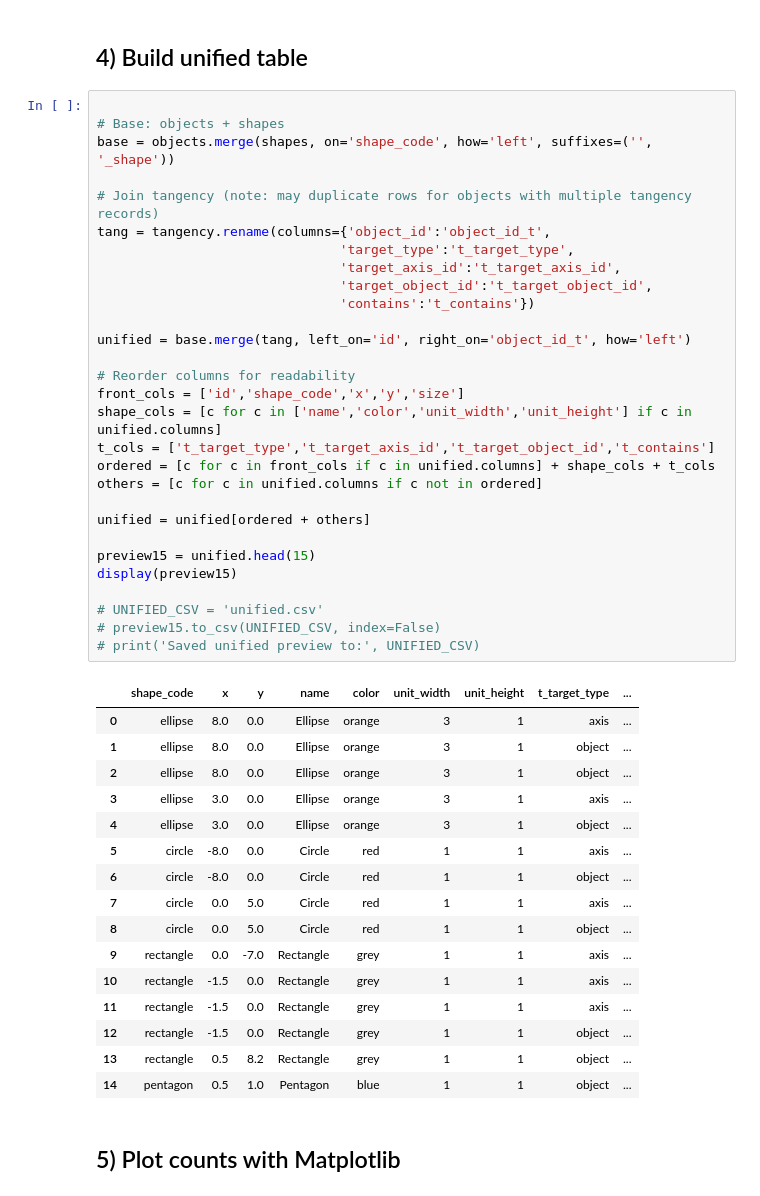
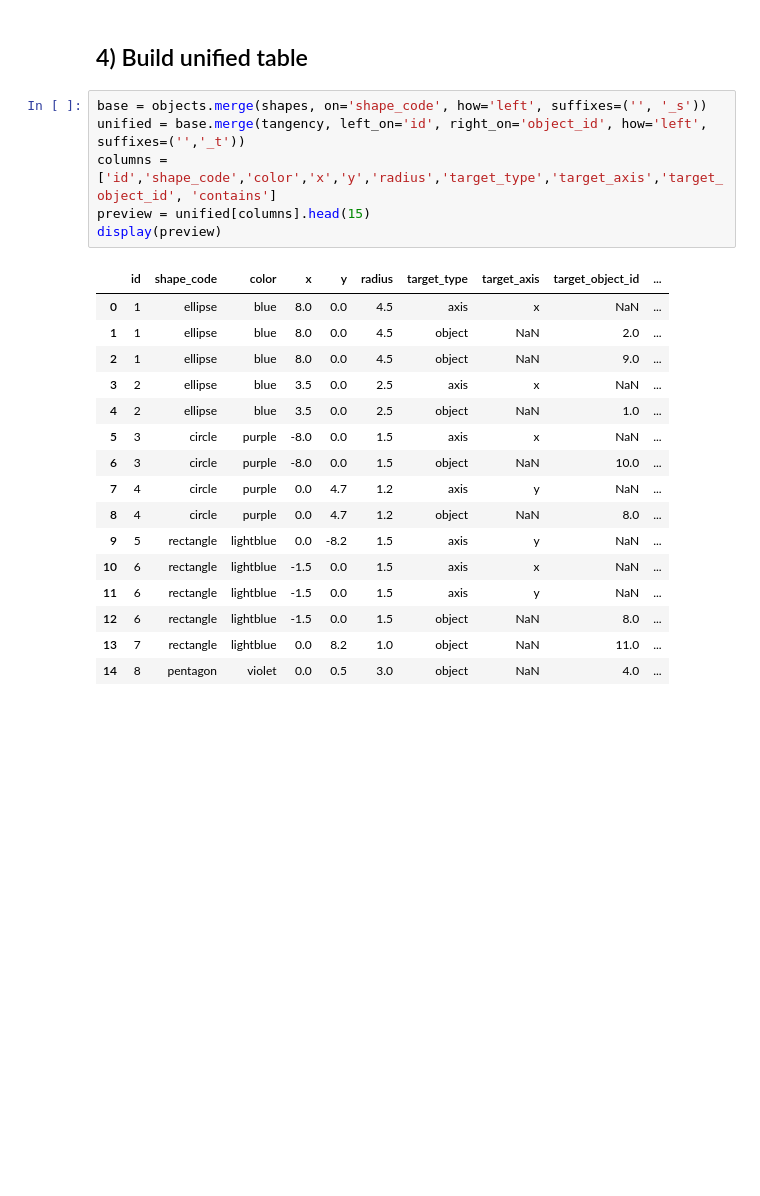
Before and after one commit to AnnieBaghumyan/DB_InstanceOfShapes, a Jupyter notebook: main.ipynb, the cells around one changed output. Cells and saved outputs as stored; diff of their text form; blank space fills up the shorter version.

```diff
--- a/main.ipynb
+++ b/main.ipynb
@@ -97,51 +101,25 @@ Shape Name  Count
 
 ## 4) Build unified table
 # %%
-
-# Base: objects + shapes
-base = objects.merge(shapes, on='shape_code', how='left', suffixes=('', '_shape'))
-
-# Join tangency (note: may duplicate rows for objects with multiple tangency records)
-tang = tangency.rename(columns={'object_id':'object_id_t',
-                               'target_type':'t_target_type',
-                               'target_axis_id':'t_target_axis_id',
-                               'target_object_id':'t_target_object_id',
-                               'contains':'t_contains'})
-
-unified = base.merge(tang, left_on='id', right_on='object_id_t', how='left')
-
-# Reorder columns for readability
-front_cols = ['id','shape_code','x','y','size']
-shape_cols = [c for c in ['name','color','unit_width','unit_height'] if c in unified.columns]
-t_cols = ['t_target_type','t_target_axis_id','t_target_object_id','t_contains']
-ordered = [c for c in front_cols if c in unified.columns] + shape_cols + t_cols
-others = [c for c in unified.columns if c not in ordered]
-
-unified = unified[ordered + others]
-
-preview15 = unified.head(15)
-display(preview15)
-
-# UNIFIED_CSV = 'unified.csv'
-# preview15.to_csv(UNIFIED_CSV, index=False)
-# print('Saved unified preview to:', UNIFIED_CSV)
+base = objects.merge(shapes, on='shape_code', how='left', suffixes=('', '_s'))
+unified = base.merge(tangency, left_on='id', right_on='object_id', how='left', suffixes=('','_t'))
+columns = ['id','shape_code','color','x','y','radius','target_type','target_axis','target_object_id', 'contains']
+preview = unified[columns].head(15)
+display(preview)
 # %% [output]
-|  | shape_code | x | y | name | color | unit_width | unit_height | t_target_type | ... |
-| 0 | ellipse | 8.0 | 0.0 | Ellipse | orange | 3 | 1 | axis | ... |
-| 1 | ellipse | 8.0 | 0.0 | Ellipse | orange | 3 | 1 | object | ... |
-| 2 | ellipse | 8.0 | 0.0 | Ellipse | orange | 3 | 1 | object | ... |
-| 3 | ellipse | 3.0 | 0.0 | Ellipse | orange | 3 | 1 | axis | ... |
-| 4 | ellipse | 3.0 | 0.0 | Ellipse | orange | 3 | 1 | object | ... |
-| 5 | circle | -8.0 | 0.0 | Circle | red | 1 | 1 | axis | ... |
-| 6 | circle | -8.0 | 0.0 | Circle | red | 1 | 1 | object | ... |
-| 7 | circle | 0.0 | 5.0 | Circle | red | 1 | 1 | axis | ... |
-| 8 | circle | 0.0 | 5.0 | Circle | red | 1 | 1 | object | ... |
-| 9 | rectangle | 0.0 | -7.0 | Rectangle | grey | 1 | 1 | axis | ... |
-| 10 | rectangle | -1.5 | 0.0 | Rectangle | grey | 1 | 1 | axis | ... |
-| 11 | rectangle | -1.5 | 0.0 | Rectangle | grey | 1 | 1 | axis | ... |
-| 12 | rectangle | -1.5 | 0.0 | Rectangle | grey | 1 | 1 | object | ... |
-| 13 | rectangle | 0.5 | 8.2 | Rectangle | grey | 1 | 1 | object | ... |
-| 14 | pentagon | 0.5 | 1.0 | Pentagon | blue | 1 | 1 | object | ... |
+|  | id | shape_code | color | x | y | radius | target_type | target_axis | target_object_id | ... |
+| 0 | 1 | ellipse | blue | 8.0 | 0.0 | 4.5 | axis | x | NaN | ... |
+| 1 | 1 | ellipse | blue | 8.0 | 0.0 | 4.5 | object | NaN | 2.0 | ... |
+| 2 | 1 | ellipse | blue | 8.0 | 0.0 | 4.5 | object | NaN | 9.0 | ... |
+| 3 | 2 | ellipse | blue | 3.5 | 0.0 | 2.5 | axis | x | NaN | ... |
+| 4 | 2 | ellipse | blue | 3.5 | 0.0 | 2.5 | object | NaN | 1.0 | ... |
+| 5 | 3 | circle | purple | -8.0 | 0.0 | 1.5 | axis | x | NaN | ... |
+| 6 | 3 | circle | purple | -8.0 | 0.0 | 1.5 | object | NaN | 10.0 | ... |
+| 7 | 4 | circle | purple | 0.0 | 4.7 | 1.2 | axis | y | NaN | ... |
+| 8 | 4 | circle | purple | 0.0 | 4.7 | 1.2 | object | NaN | 8.0 | ... |
+| 9 | 5 | rectangle | lightblue | 0.0 | -8.2 | 1.5 | axis | y | NaN | ... |
+| 10 | 6 | rectangle | lightblue | -1.5 | 0.0 | 1.5 | axis | x | NaN | ... |
+| 11 | 6 | rectangle | lightblue | -1.5 | 0.0 | 1.5 | axis | y | NaN | ... |
+| 12 | 6 | rectangle | lightblue | -1.5 | 0.0 | 1.5 | object | NaN | 8.0 | ... |
+| 13 | 7 | rectangle | lightblue | 0.0 | 8.2 | 1.0 | object | NaN | 11.0 | ... |
+| 14 | 8 | pentagon | violet | 0.0 | 0.5 | 3.0 | object | NaN | 4.0 | ... |
-# %% [markdown]
-
-## 5) Plot counts with Matplotlib
```
Also changed, not shown: parts of 15 cells of this notebook, 2 other files.
